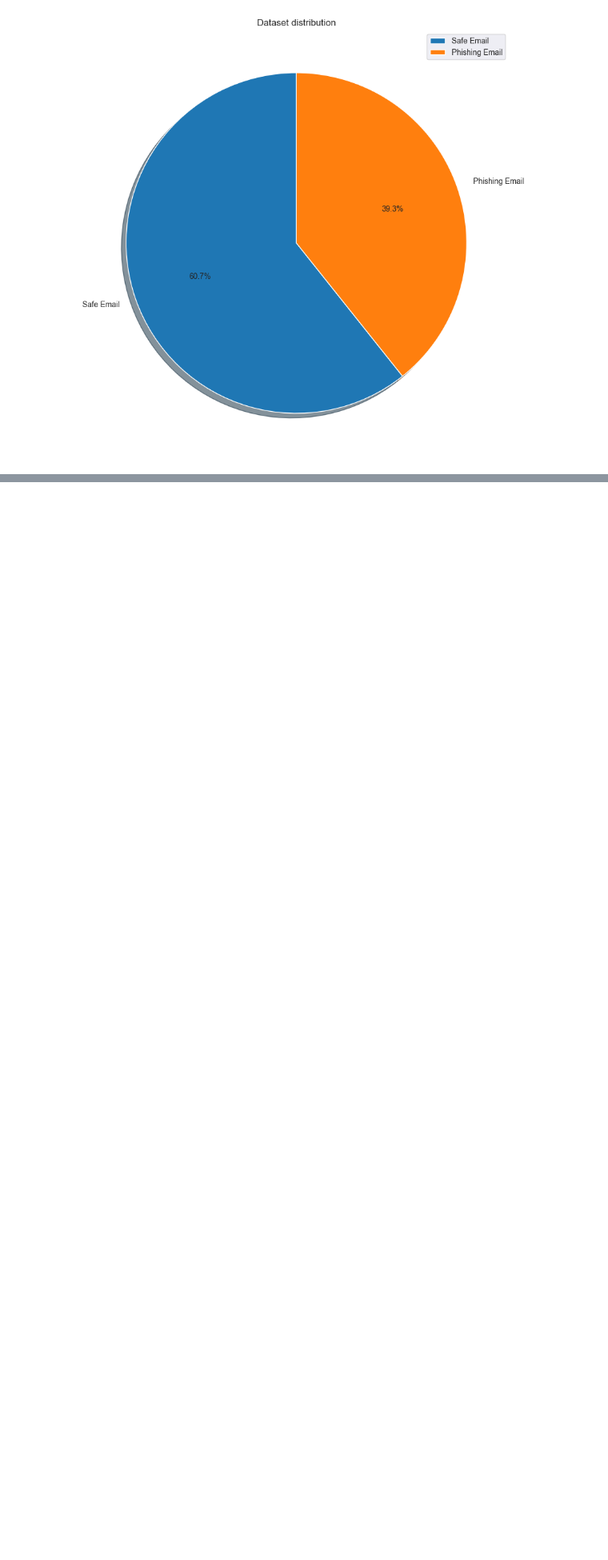
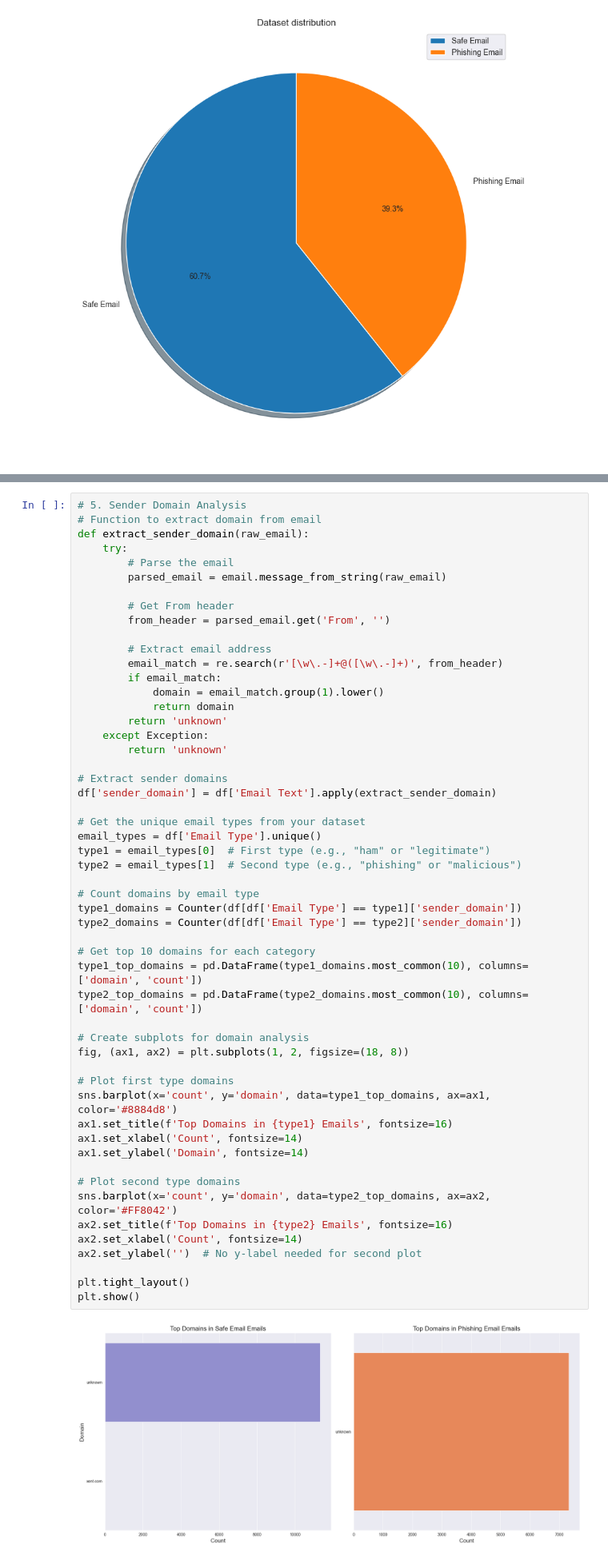
Before and after one commit to moanv2/phishing_repo_thesis, a Jupyter notebook: Data_exploration/data_exploration.ipynb, the cells around one changed output, grey strips where cells are left out. Shown at 80% size. Drawn from its saved outputs; the diff is of its cells as text; blank space fills up the shorter version.

```diff
--- a/Data_exploration/data_exploration.ipynb
+++ b/Data_exploration/data_exploration.ipynb
@@ -82,0 +181,55 @@ Name: Email Type, dtype: int64
+# %%
+# 5. Sender Domain Analysis
+# Function to extract domain from email
+def extract_sender_domain(raw_email):
+    try:
+        # Parse the email
+        parsed_email = email.message_from_string(raw_email)
+
+        # Get From header
+        from_header = parsed_email.get('From', '')
+
+        # Extract email address
+        email_match = re.search(r'[\w\.-]+@([\w\.-]+)', from_header)
+        if email_match:
+            domain = email_match.group(1).lower()
+            return domain
+        return 'unknown'
+    except Exception:
+        return 'unknown'
+
+# Extract sender domains
+df['sender_domain'] = df['Email Text'].apply(extract_sender_domain)
+
+# Get the unique email types from your dataset
+email_types = df['Email Type'].unique()
+type1 = email_types[0]  # First type (e.g., "ham" or "legitimate")
+type2 = email_types[1]  # Second type (e.g., "phishing" or "malicious")
+
+# Count domains by email type
+type1_domains = Counter(df[df['Email Type'] == type1]['sender_domain'])
+type2_domains = Counter(df[df['Email Type'] == type2]['sender_domain'])
+
+# Get top 10 domains for each category
+type1_top_domains = pd.DataFrame(type1_domains.most_common(10), columns=['domain', 'count'])
+type2_top_domains = pd.DataFrame(type2_domains.most_common(10), columns=['domain', 'count'])
+
+# Create subplots for domain analysis
+fig, (ax1, ax2) = plt.subplots(1, 2, figsize=(18, 8))
+
+# Plot first type domains
+sns.barplot(x='count', y='domain', data=type1_top_domains, ax=ax1, color='#8884d8')
+ax1.set_title(f'Top Domains in {type1} Emails', fontsize=16)
+ax1.set_xlabel('Count', fontsize=14)
+ax1.set_ylabel('Domain', fontsize=14)
+
+# Plot second type domains
+sns.barplot(x='count', y='domain', data=type2_top_domains, ax=ax2, color='#FF8042')
+ax2.set_title(f'Top Domains in {type2} Emails', fontsize=16)
+ax2.set_xlabel('Count', fontsize=14)
+ax2.set_ylabel('')  # No y-label needed for second plot
+
+plt.tight_layout()
+plt.show()
+# %% [output]
+[figure, added]
```
Also changed, not shown: parts of 4 cells of this notebook.
